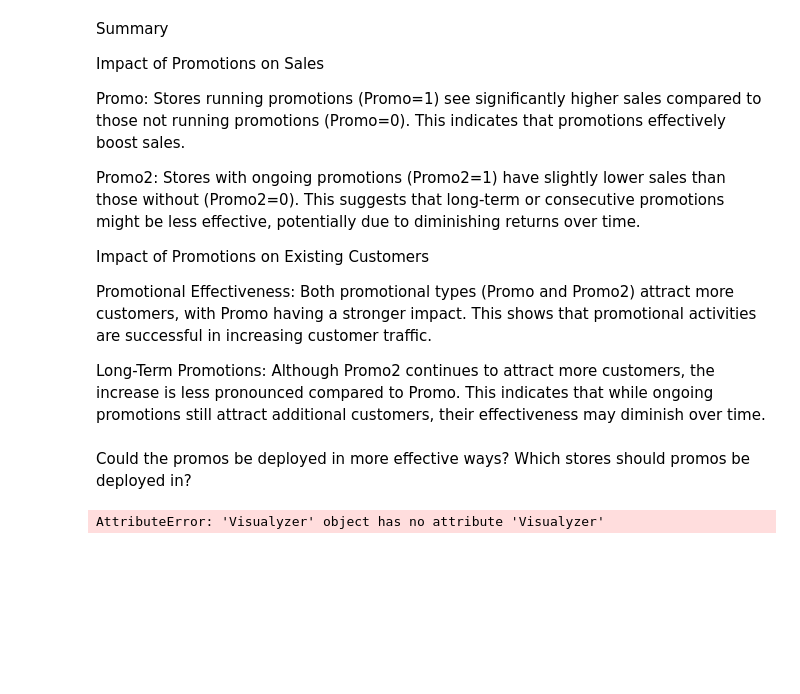
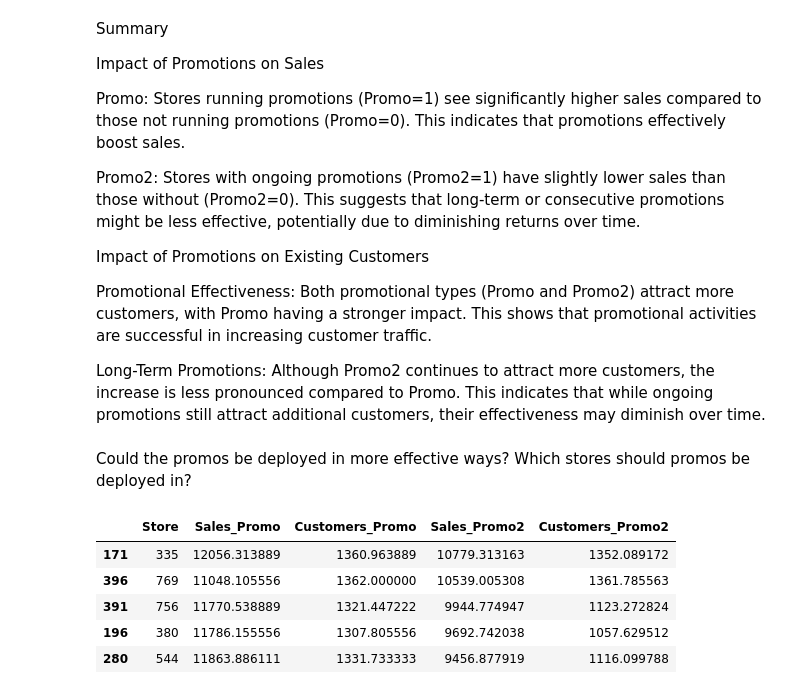
Before and after one commit to ab3lT/10-Academy-Week-4, a Jupyter notebook: notebook/eda.ipynb, the cells around one changed output. Drawn from its saved outputs; the diff is of its cells as text; code cells hidden in the pictures; blank space fills up the shorter version.

Commit message:
Comparing top high impact stores and Comparing top high impact stores

```diff
--- a/notebook/eda.ipynb
+++ b/notebook/eda.ipynb
@@ -348,10 +348,28 @@ Promotional Effectiveness: Both promotional types (Promo and Promo2) attract mor
 Long-Term Promotions: Although Promo2 continues to attract more customers, the increase is less pronounced compared to Promo. This indicates that while ongoing promotions still attract additional customers, their effectiveness may diminish over time.
 # %% [markdown]
 Could the promos be deployed in more effective ways? Which stores should promos be deployed in?
-# %%
-# Visualize highest Store Impact on Promotions
-# vlyr._high_impact_stores(4)
-top_n = 10
-vlyr.Visualyzer.high_impact_stores()
-# %% [output]
-AttributeError: 'Visualyzer' object has no attribute 'Visualyzer'
+# %%
+logger.info('Comparing top high impact stores ')
+ # Ensure 'Store', 'Promo', 'Promo2', 'Sales', and 'Customers' are present in the DataFrame
+df = train_data.reset_index()
+required_columns = {'Store', 'Promo', 'Promo2', 'Sales', 'Customers'}
+if not required_columns.issubset(df.columns):
+    raise KeyError(f"One or more required columns are missing: {required_columns}")
+
+# Filter for stores with Promo active and calculate the mean Sales and Customers by store
+promo_impact = df[df['Promo'] == 1][['Store', 'Sales', 'Customers']].groupby('Store').mean().reset_index()
+
+# Filter for stores with Promo2 active and calculate the mean Sales and Customers by store
+promo2_impact = df[df['Promo2'] == 1][['Store', 'Sales', 'Customers']].groupby('Store').mean().reset_index()
+
+# Merge data for comparison
+common_stores_comparison = pd.merge(promo_impact, promo2_impact, on='Store', suffixes=('_Promo', '_Promo2'))
+# %%
+common_stores_comparison.sort_values(by='Sales_Promo2', ascending=False).head(5)
+# %% [output]
+|  | Store | Sales_Promo | Customers_Promo | Sales_Promo2 | Customers_Promo2 |
+| 171 | 335 | 12056.313889 | 1360.963889 | 10779.313163 | 1352.089172 |
+| 396 | 769 | 11048.105556 | 1362.000000 | 10539.005308 | 1361.785563 |
+| 391 | 756 | 11770.538889 | 1321.447222 | 9944.774947 | 1123.272824 |
+| 196 | 380 | 11786.155556 | 1307.805556 | 9692.742038 | 1057.629512 |
+| 280 | 544 | 11863.886111 | 1331.733333 | 9456.877919 | 1116.099788 |
```
Also changed, not shown: parts of 4 cells of this notebook, 1 other file.
